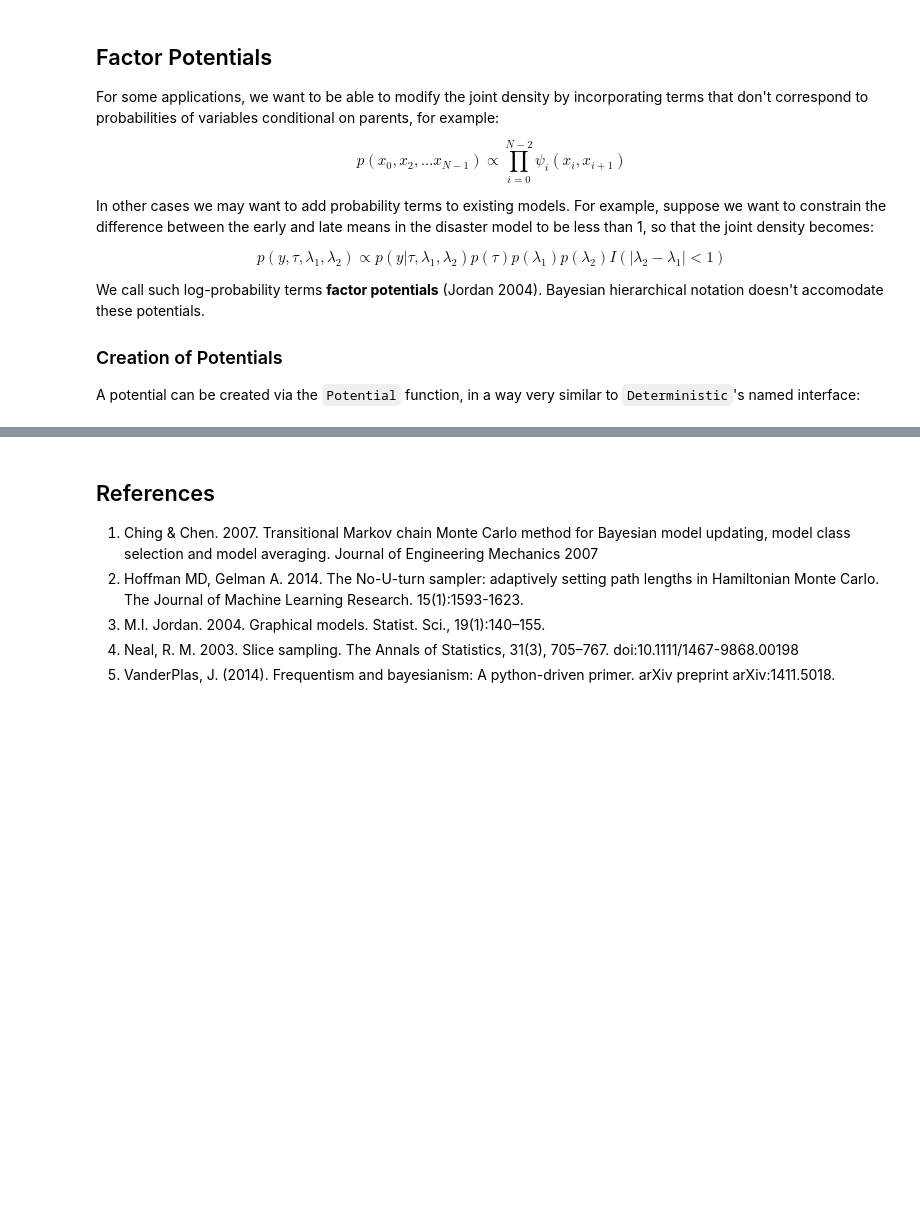
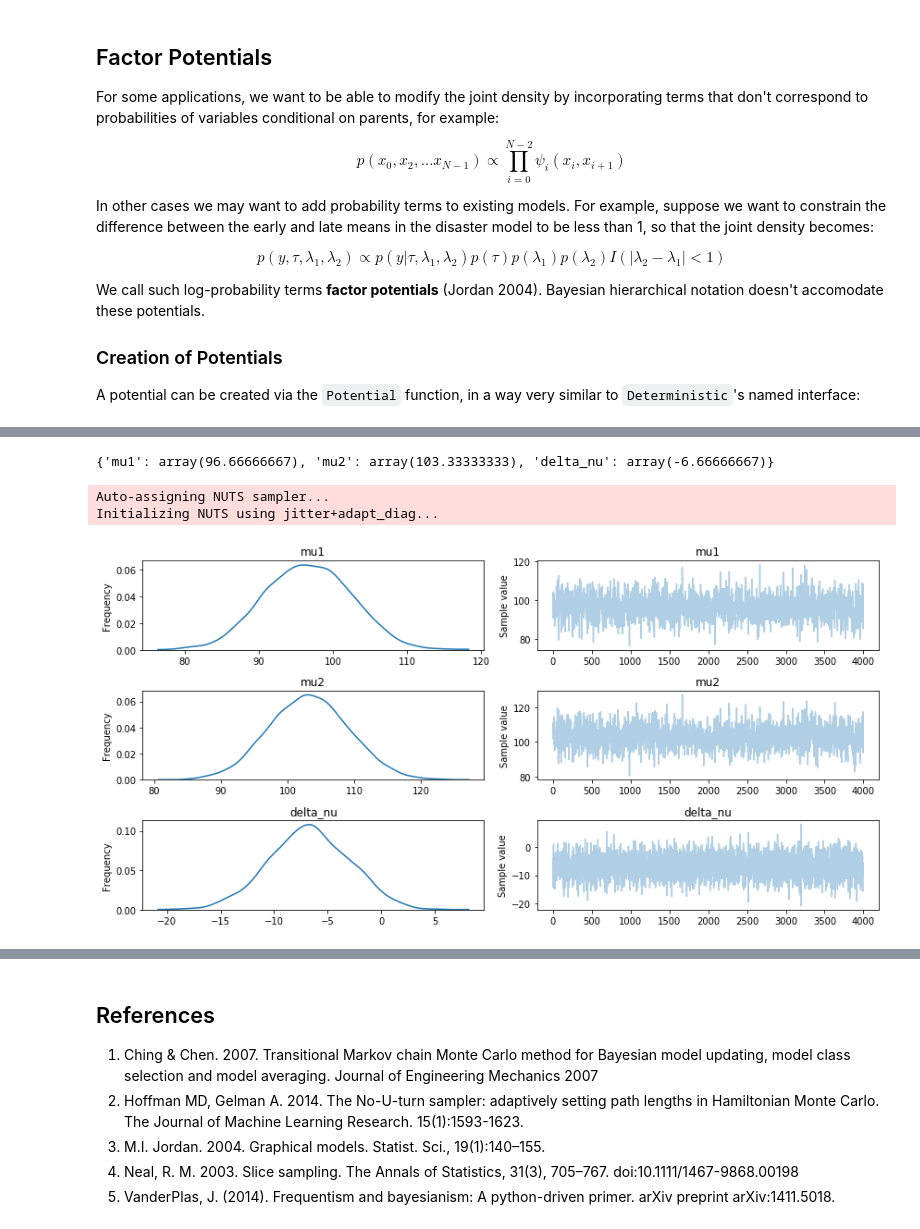
Before and after one commit to fonnesbeck/PyMC3_DataScienceLA, a Jupyter notebook: notebooks/2. Model Building with PyMC3.ipynb, the cells around one changed output, grey strips where cells are left out. Drawn from its saved outputs; the diff is of its cells as text; code cells hidden in the pictures; blank space fills up the shorter version.

```diff
--- a/notebooks/2. Model Building with PyMC3.ipynb
+++ b/notebooks/2. Model Building with PyMC3.ipynb
@@ -781,8 +270,0 @@ By default, an in-memory `ndarray` is used but if the samples would get too larg
-# %%
-from pymc3.backends import sqlite
-
-with pm.Model() as model_glm_logistic:
-    GLM.from_formula('y ~ x', df_logistic, family=Binomial())
-
-    backend = sqlite.SQLite('glm_logistic')
-    trace = pm.sample(2000, trace=backend, init=None, nchains=1)
@@ -804,0 +284,32 @@ trace_loaded
+# %%
+# The differences in game scores.
+score_diff_obs = [-10, -16, 4, -8]
+# %%
+with pm.Model() as trueskill_tiny:
+
+    mu0, sigma0 = 100, 8
+    sigma_s = 8
+
+    mu1 = pm.Normal('mu1', mu0, sigma0)
+    mu2 = pm.Normal('mu2', mu0, sigma0)
+
+    delta_mu = pm.Deterministic('delta_mu', mu1 - mu2)
+
+    score_diff = pm.Normal('score_diff', delta_mu, sigma_score, observed = score_diff_obs)
+# %%
+with trueskill_tiny:
+    model_map = pm.find_MAP()
+
+print(model_map)
+# %% [output]
+{'mu1': array(96.66666667), 'mu2': array(103.33333333), 'delta_nu': array(-6.66666667)}
+# %%
+with trueskill_tiny:
+    trace = pm.sample(draws = 4000)
+# %% [output]
+Auto-assigning NUTS sampler...
+Initializing NUTS using jitter+adapt_diag...
+# %%
+_ = pm.traceplot(trace)
+# %% [output]
+[figure, added]
```
Also changed, not shown: parts of 64 cells of this notebook, 1 other file.
